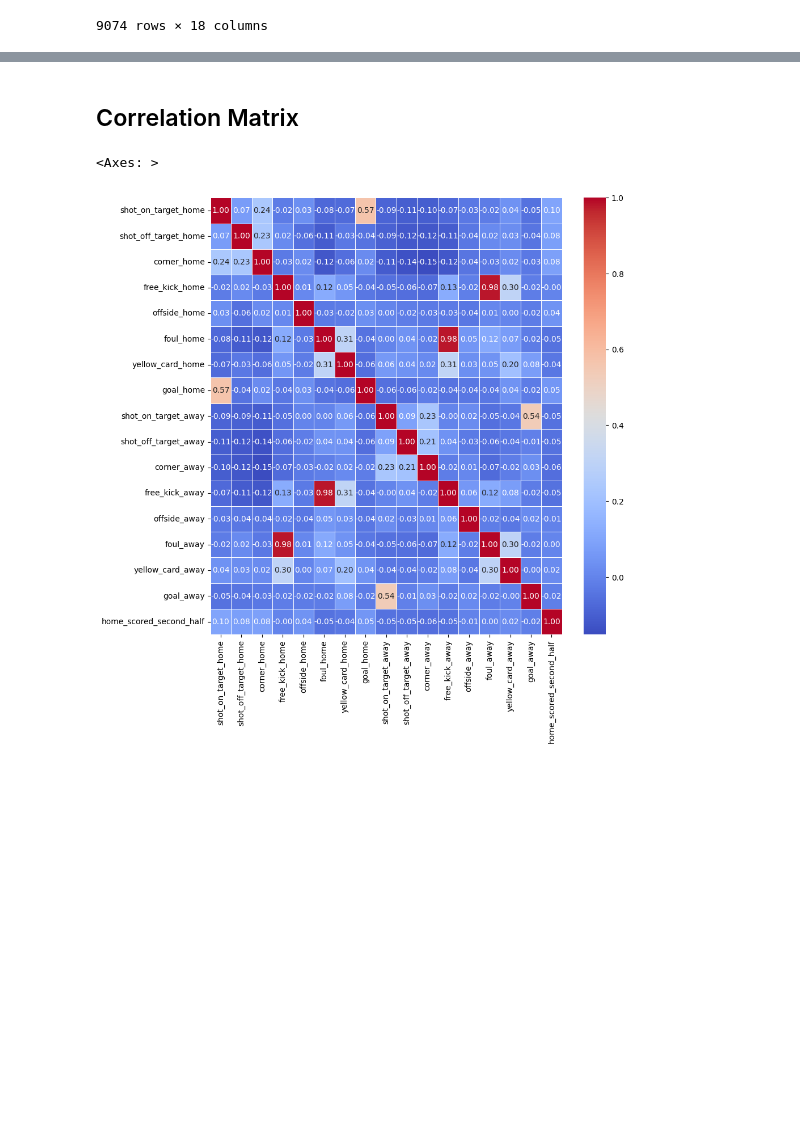
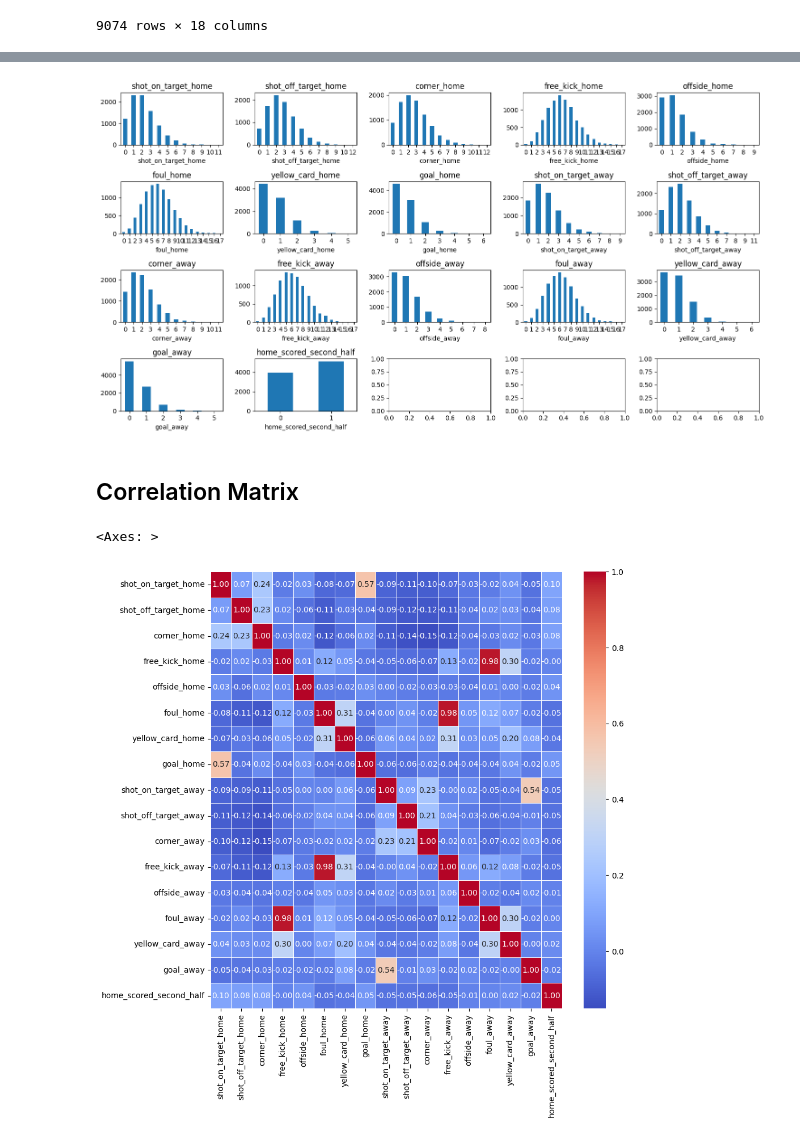
Before and after one commit to gabbosanti/machine-learning-assignment, a Jupyter notebook: assignement.ipynb, the cells around one changed output, grey strips where cells are left out. Drawn from its saved outputs; the diff is of its cells as text; code cells hidden in the pictures; blank space fills up the shorter version.

```diff
--- a/assignement.ipynb
+++ b/assignement.ipynb
@@ -235,3 +255,24 @@ plt.tight_layout()
+# %%
+import math
+import matplotlib.pyplot as plt
+
+cols = df.columns.drop("id_odsp")
+
+fig, axes = plt.subplots(nrows=4, ncols=5, figsize=(15, 8))
+axes = axes.ravel()
+
+for i, col in enumerate(cols):
+    df[col].value_counts().sort_index().plot(
+        kind='bar',
+        ax=axes[i],
+        rot=0,
+        title=col
+    )
+
+fig.tight_layout()
+plt.show()
+# %% [output]
+[figure, added]
 # %% [markdown]
 ## Correlation Matrix
 # %%
```
Also changed, not shown: parts of 21 cells of this notebook.
